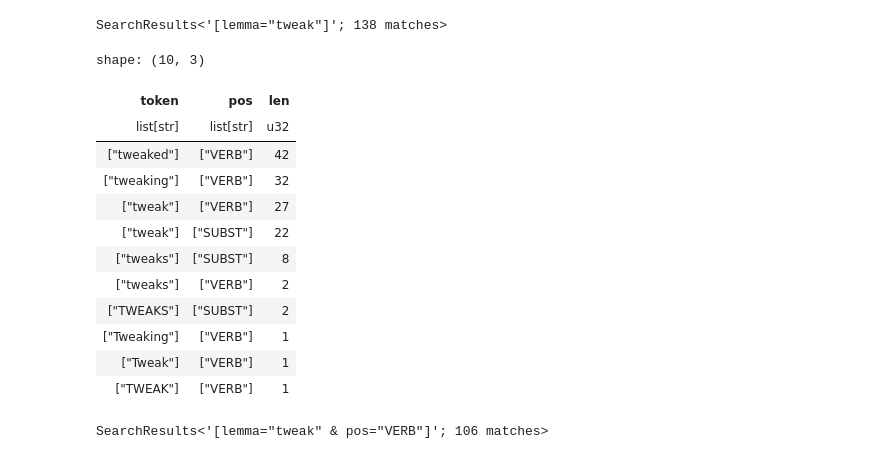
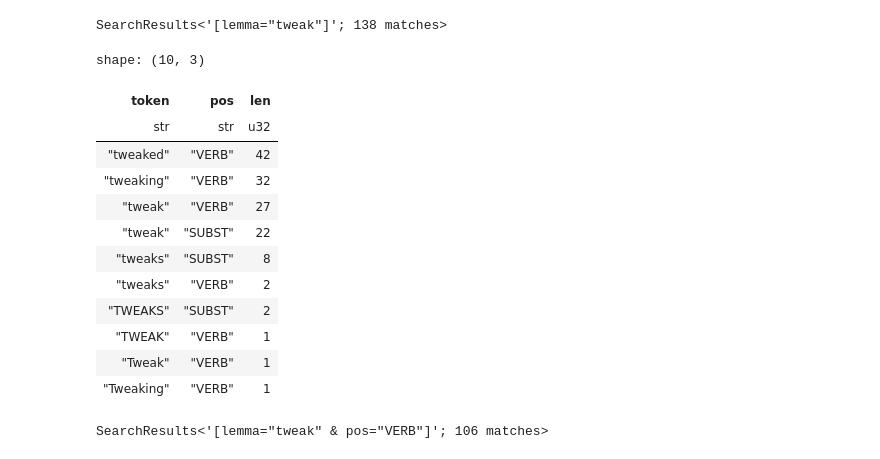
Before and after one commit to rmalouf/polars_corpus, a Jupyter notebook: examples/concordance.ipynb, the cells around one changed output. Saved outputs shown, nothing was run; the diff lists cells and outputs as text; code cells hidden in the pictures.

Commit message:
improvements to concordances (refactor, clarify API and docs)

```diff
--- a/examples/concordance.ipynb
+++ b/examples/concordance.ipynb
@@ -18,23 +18,23 @@ m
 # %% [output]
 SearchResults<'[lemma="tweak"]'; 138 matches>
 # %%
-m.matches(["token", "pos"]).group_by("token", "pos").len().sort(
+m.concordance(["token", "pos"]).explode(cs.all()).group_by("token", "pos").len().sort(
     by="len", descending=True
 )
 # %% [output]
 shape: (10, 3)
 | token | pos | len |
-| list[str] | list[str] | u32 |
-| ["tweaked"] | ["VERB"] | 42 |
-| ["tweaking"] | ["VERB"] | 32 |
-| ["tweak"] | ["VERB"] | 27 |
-| ["tweak"] | ["SUBST"] | 22 |
-| ["tweaks"] | ["SUBST"] | 8 |
-| ["tweaks"] | ["VERB"] | 2 |
-| ["TWEAKS"] | ["SUBST"] | 2 |
-| ["Tweaking"] | ["VERB"] | 1 |
-| ["Tweak"] | ["VERB"] | 1 |
-| ["TWEAK"] | ["VERB"] | 1 |
+| str | str | u32 |
+| "tweaked" | "VERB" | 42 |
+| "tweaking" | "VERB" | 32 |
+| "tweak" | "VERB" | 27 |
+| "tweak" | "SUBST" | 22 |
+| "tweaks" | "SUBST" | 8 |
+| "tweaks" | "VERB" | 2 |
+| "TWEAKS" | "SUBST" | 2 |
+| "TWEAK" | "VERB" | 1 |
+| "Tweak" | "VERB" | 1 |
+| "Tweaking" | "VERB" | 1 |
 # %%
 verbs = plc.search(bnc, '[lemma="tweak" & pos="VERB"]')
 verbs
```
Also changed, not shown: parts of 3 cells of this notebook, 7 other files.
